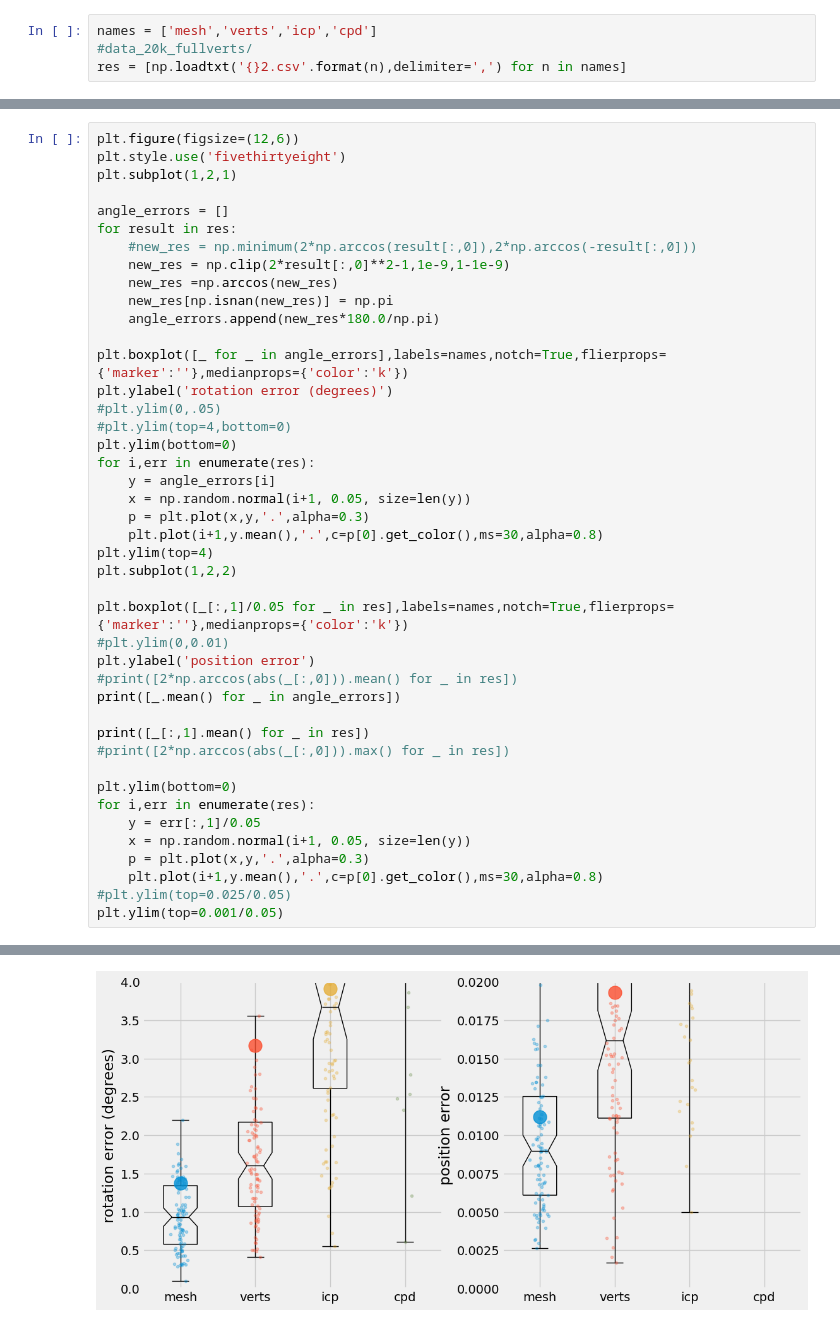
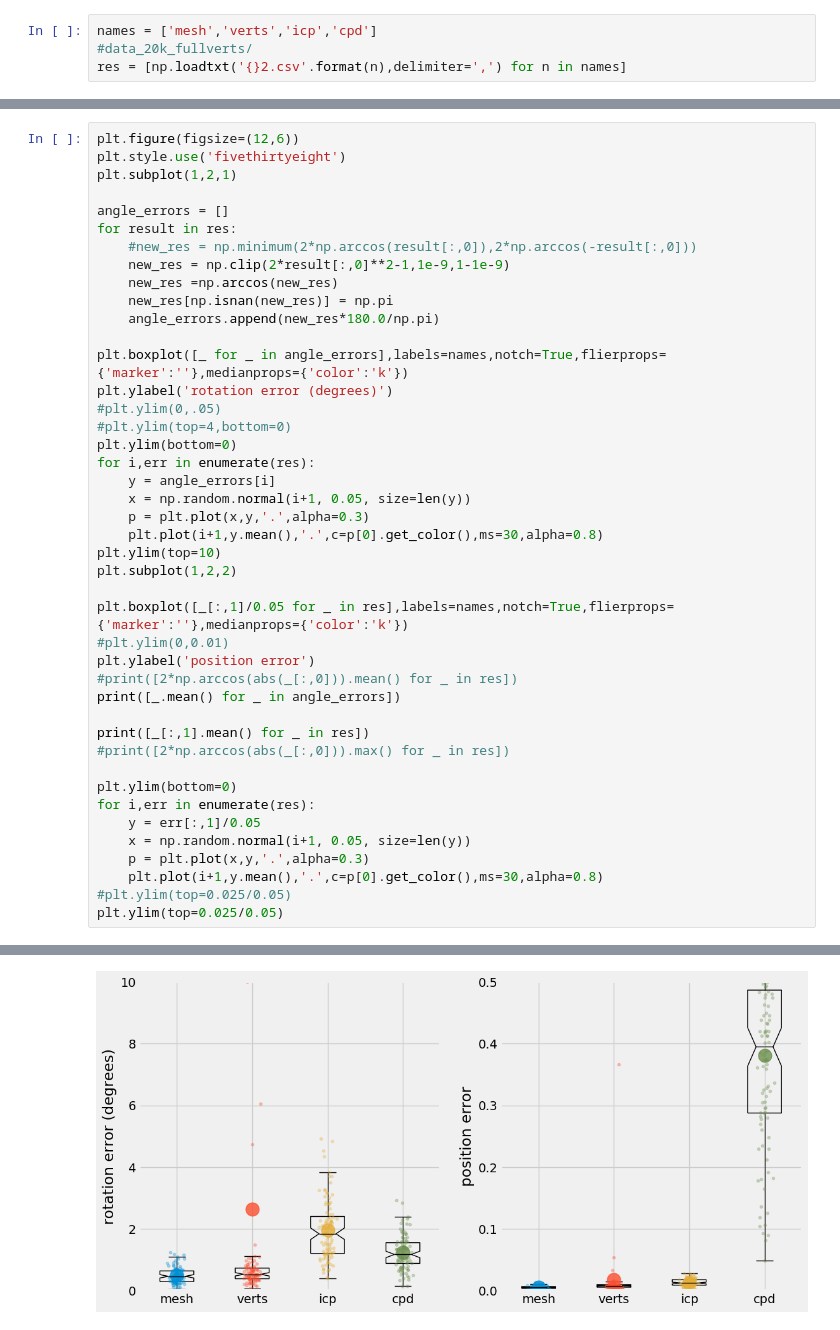
Before and after one commit to leonidk/direct_gmm, a Jupyter notebook: reg_viz.ipynb, the cells around one changed output, grey strips where cells are left out. Cells and saved outputs as stored; diff of their text form.

```diff
--- a/reg_viz.ipynb
+++ b/reg_viz.ipynb
@@ -43,7 +43,7 @@ for i,err in enumerate(res):
     x = np.random.normal(i+1, 0.05, size=len(y))
     p = plt.plot(x,y,'.',alpha=0.3)
     plt.plot(i+1,y.mean(),'.',c=p[0].get_color(),ms=30,alpha=0.8)
-plt.ylim(top=4)
+plt.ylim(top=10)
 plt.subplot(1,2,2)
 
 plt.boxplot([_[:,1]/0.05 for _ in res],labels=names,notch=True,flierprops={'marker':''},medianprops={'color':'k'})
@@ -62,5 +62,5 @@ for i,err in enumerate(res):
     p = plt.plot(x,y,'.',alpha=0.3)
     plt.plot(i+1,y.mean(),'.',c=p[0].get_color(),ms=30,alpha=0.8)
 #plt.ylim(top=0.025/0.05)
-plt.ylim(top=0.001/0.05)
+plt.ylim(top=0.025/0.05)
 # %% [output]
@@ -70,4 +70,4 @@ plt.ylim(top=0.001/0.05)
-[figure, old version]
+[figure, new version]
 # %%
 res[-1]
 # %% [output]
```
Also changed, not shown: parts of 4 cells of this notebook, 2 other files.
